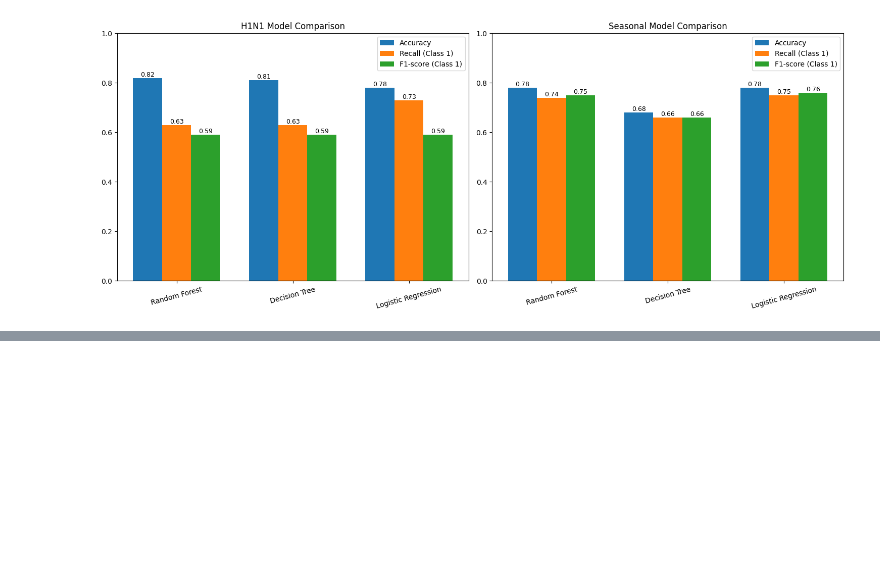
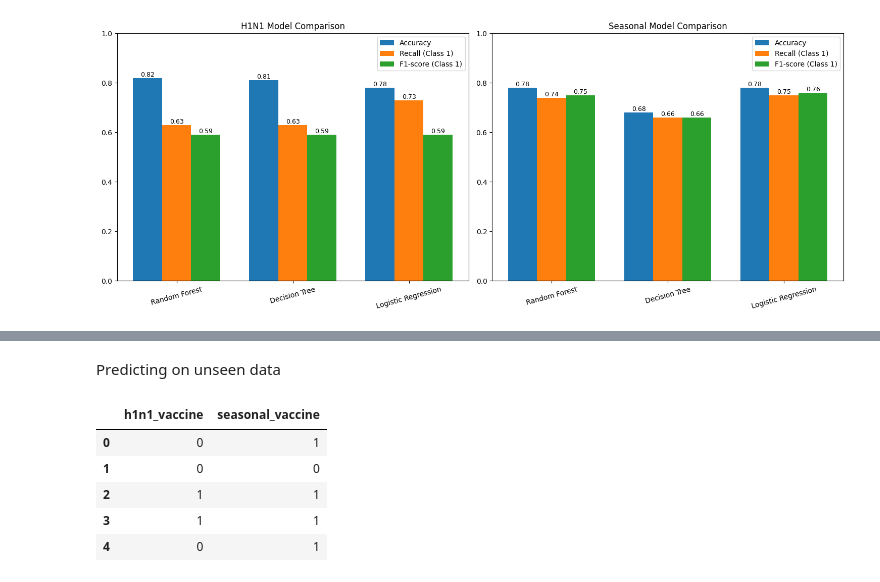
Before and after one commit to satawa83/flu_vaccine_project3, a Jupyter notebook: notebooks/EDA.ipynb, the cells around one changed output, grey strips where cells are left out. Drawn from its saved outputs; the diff is of its cells as text; code cells hidden in the pictures; blank space fills up the shorter version.

```diff
--- a/notebooks/EDA.ipynb
+++ b/notebooks/EDA.ipynb
@@ -1539,0 +1475,2 @@ Seasonal positive rate: 0.4483300883630373
+# %% [markdown]
+Predicting on unseen data
@@ -1539,0 +1488,20 @@ Seasonal positive rate: 0.4483300883630373
+# %%
+# Applying threshold
+
+h1n1_pred = (h1n1_proba >= 0.3).astype(int)
+seasonal_pred = (seasonal_proba >= 0.3).astype(int)
+# %%
+submission = pd.DataFrame({
+    "h1n1_vaccine": h1n1_pred,
+    "seasonal_vaccine": seasonal_pred
+})
+# %%
+# Sanity check
+submission.head()
+# %% [output]
+|  | h1n1_vaccine | seasonal_vaccine |
+| 0 | 0 | 1 |
+| 1 | 0 | 0 |
+| 2 | 1 | 1 |
+| 3 | 1 | 1 |
+| 4 | 0 | 1 |
```
Also changed, not shown: parts of 77 cells of this notebook, 1 other file.
